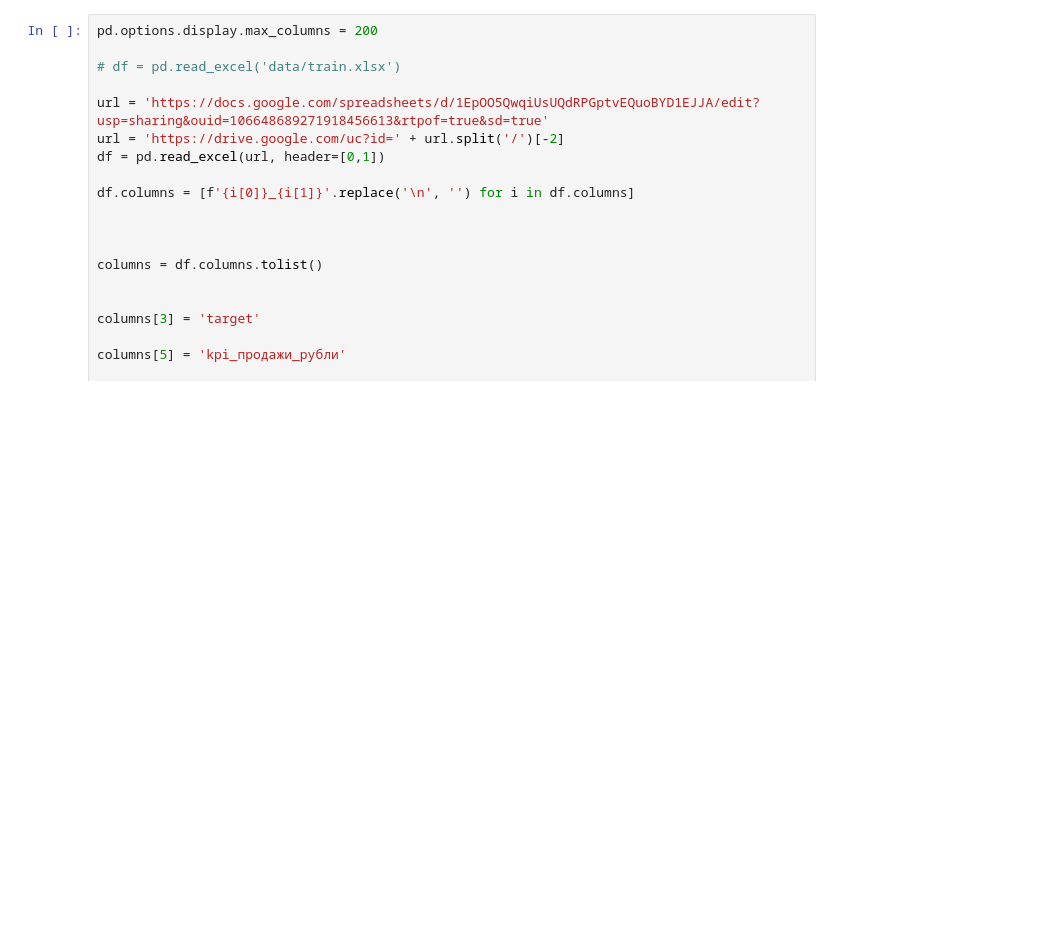
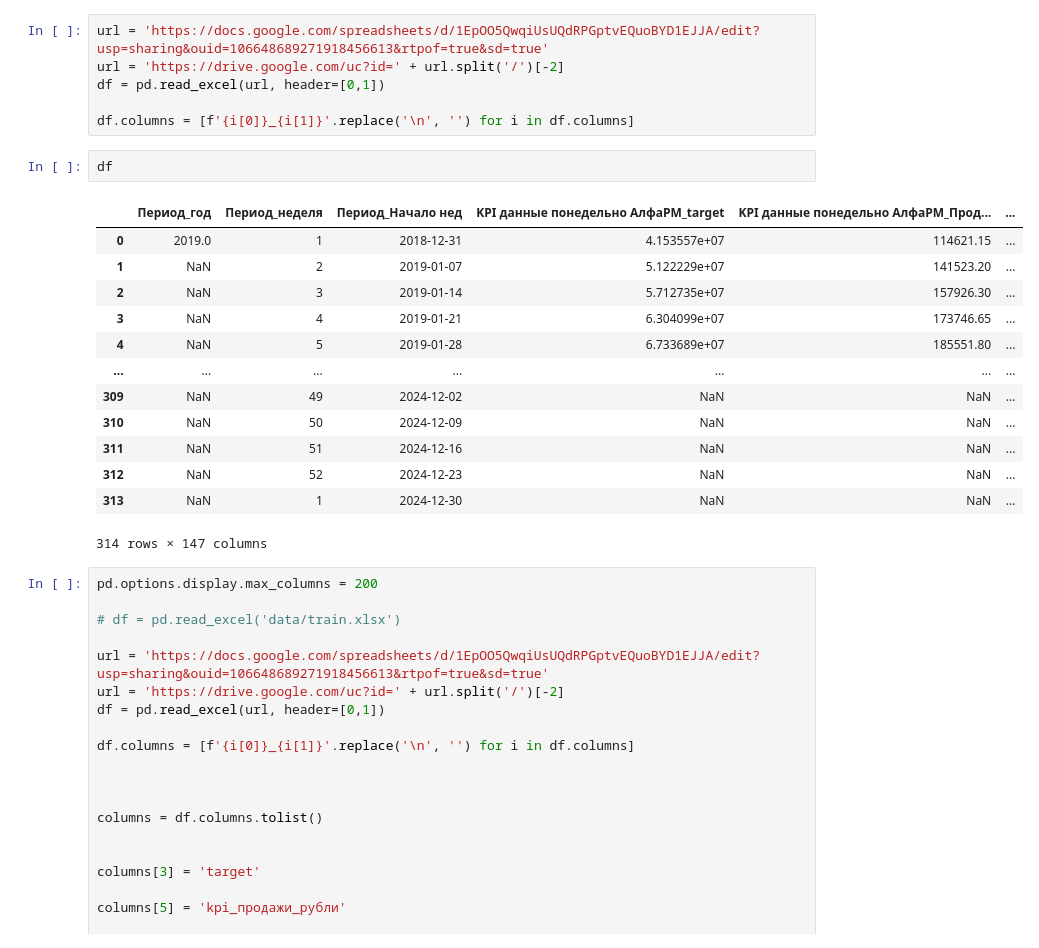
Before and after one commit to kdimon15/hack_media, a Jupyter notebook: data_create.ipynb, the cells around one changed output. Saved outputs shown, nothing was run; the diff lists cells and outputs as text; blank space fills up the shorter version.

```diff
--- a/data_create.ipynb
+++ b/data_create.ipynb
@@ -7,3 +46,25 @@ from sklearn import metrics
+# %%
+url = 'https://docs.google.com/spreadsheets/d/1EpOO5QwqiUsUQdRPGptvEQuoBYD1EJJA/edit?usp=sharing&ouid=106648689271918456613&rtpof=true&sd=true'
+url = 'https://drive.google.com/uc?id=' + url.split('/')[-2]
+df = pd.read_excel(url, header=[0,1])
+
+df.columns = [f'{i[0]}_{i[1]}'.replace('\n', '') for i in df.columns]
+# %%
+df
+# %% [output]
+|  | Период_год | Период_неделя | Период_Начало нед | KPI данные понедельно АлфаРМ_target | KPI данные понедельно АлфаРМ_Прод... | ... |
+| 0 | 2019.0 | 1 | 2018-12-31 | 4.153557e+07 | 114621.15 | ... |
+| 1 | NaN | 2 | 2019-01-07 | 5.122229e+07 | 141523.20 | ... |
+| 2 | NaN | 3 | 2019-01-14 | 5.712735e+07 | 157926.30 | ... |
+| 3 | NaN | 4 | 2019-01-21 | 6.304099e+07 | 173746.65 | ... |
+| 4 | NaN | 5 | 2019-01-28 | 6.733689e+07 | 185551.80 | ... |
+| ... | ... | ... | ... | ... | ... | ... |
+| 309 | NaN | 49 | 2024-12-02 | NaN | NaN | ... |
+| 310 | NaN | 50 | 2024-12-09 | NaN | NaN | ... |
+| 311 | NaN | 51 | 2024-12-16 | NaN | NaN | ... |
+| 312 | NaN | 52 | 2024-12-23 | NaN | NaN | ... |
+| 313 | NaN | 1 | 2024-12-30 | NaN | NaN | ... |
+314 rows × 147 columns
 # %%
 pd.options.display.max_columns = 200
 
```
Also changed, not shown: parts of 2 cells of this notebook, 7 other files.
